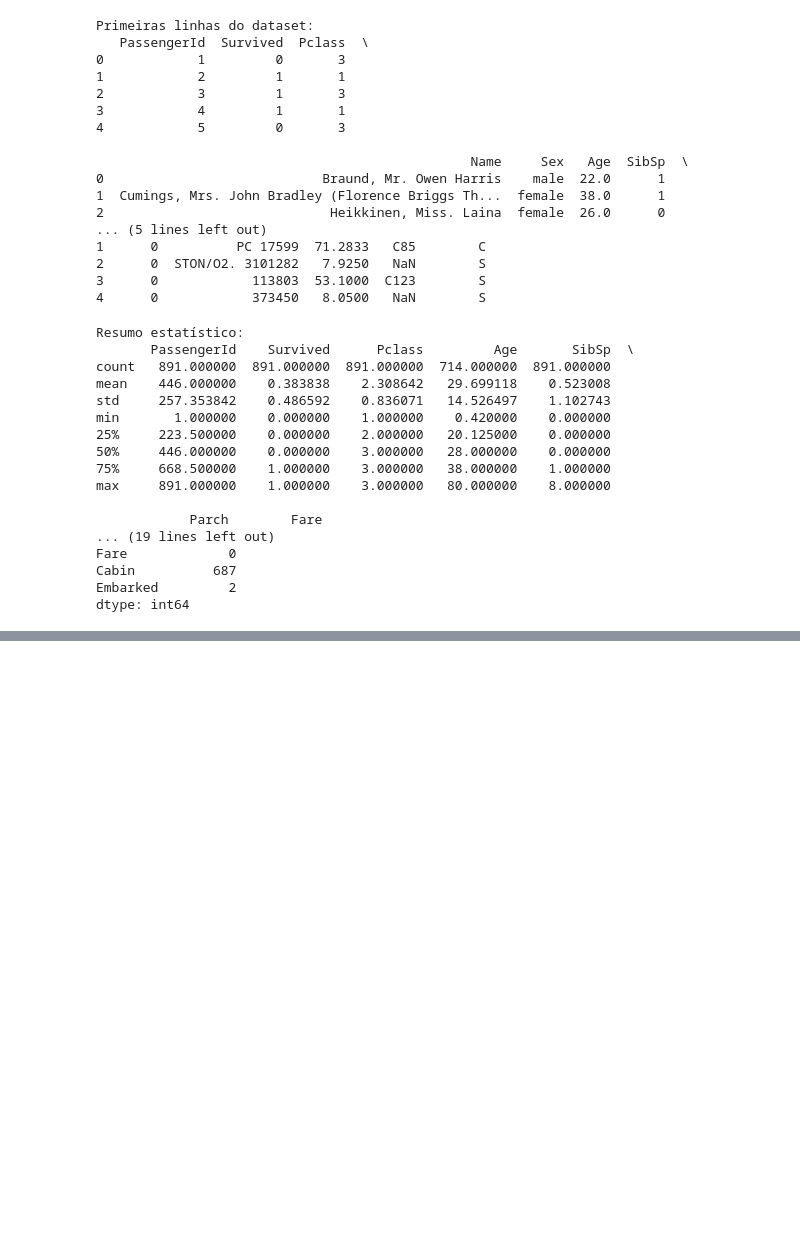
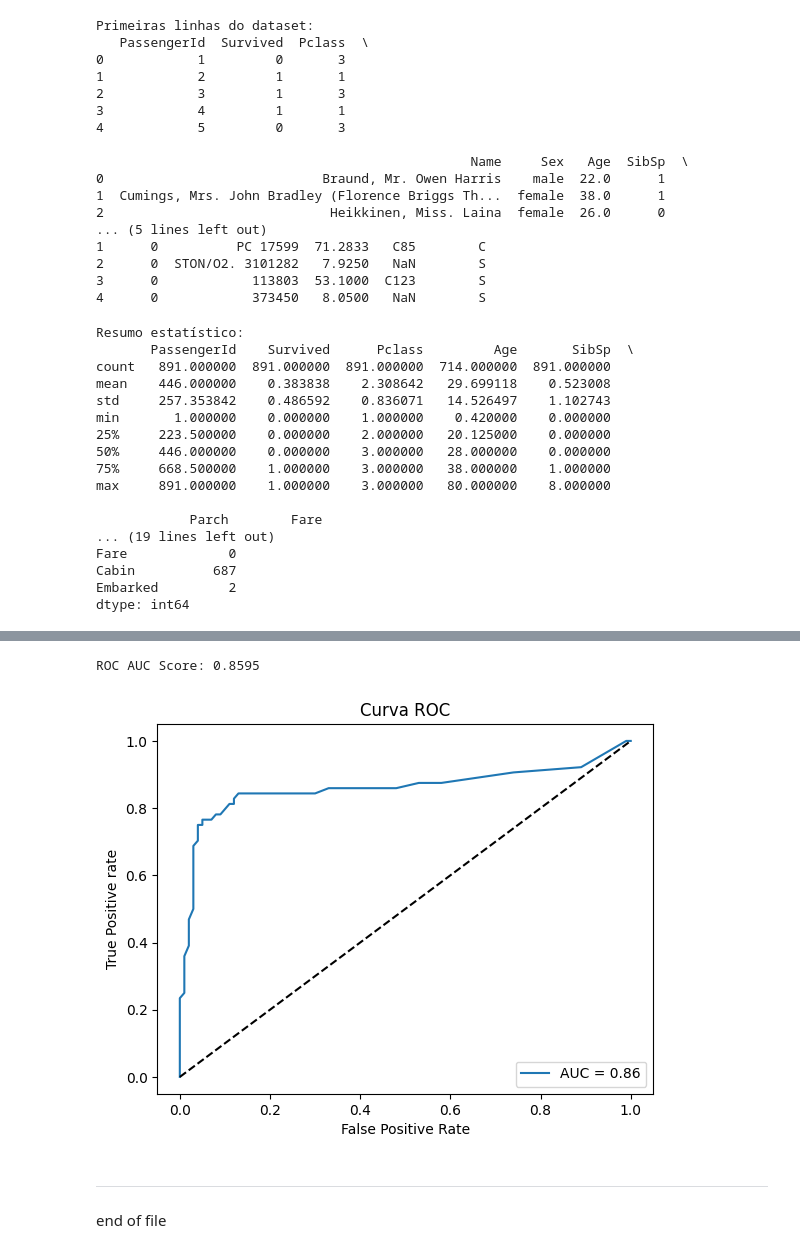
Before and after one commit to jpedrodias/FundamentosModelosAnaliticosPython, a Jupyter notebook: Week03/FT04_ex01.ipynb, the cells around one changed output, grey strips where cells are left out. Saved outputs shown, nothing was run; the diff lists cells and outputs as text; code cells hidden in the pictures; blank space fills up the shorter version.

```diff
--- a/Week03/FT04_ex01.ipynb
+++ b/Week03/FT04_ex01.ipynb
@@ -118,0 +221,25 @@ df = df[(z_scores < 3).all(axis=1)]
+# %%
+# 14. Teste com Curva ROC e AUC (se classificação binária)
+from sklearn.metrics import roc_auc_score, roc_curve
+if len(np.unique(y)) == 2:  # Verifica se é classificação binária
+    y_proba = modelo.predict_proba(X_test)[:, 1]
+    auc = roc_auc_score(y_test, y_proba)
+
+    print(f'ROC AUC Score: {auc:.4f}')
+    fpr, tpr, thresholds = roc_curve(y_test, y_proba)
+    plt.figure()
+    plt.plot(fpr, tpr, label=f'AUC = {auc:.2f}')
+    plt.plot([0, 1], [0, 1], 'k--')
+    plt.xlabel('False Positive Rate')
+    plt.ylabel('True Positive rate')
+    plt.title('Curva ROC')
+    plt.legend(loc='lower right')
+    plt.show()
+else:
+    print("Curva ROC apenas aplicável para classificação binária")
+# %% [output]
+ROC AUC Score: 0.8595
+[figure, added]
+# %% [markdown]
+---
+end of file
```
Also changed, not shown: parts of 11 cells of this notebook.
